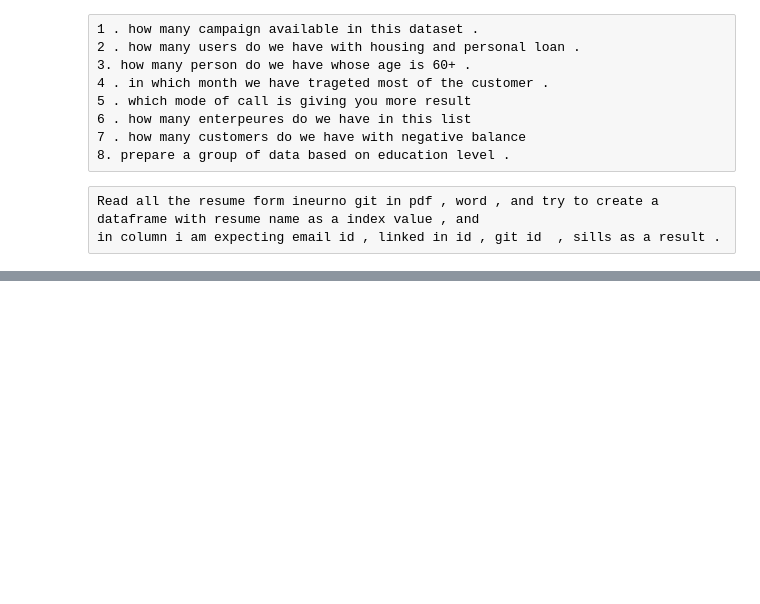
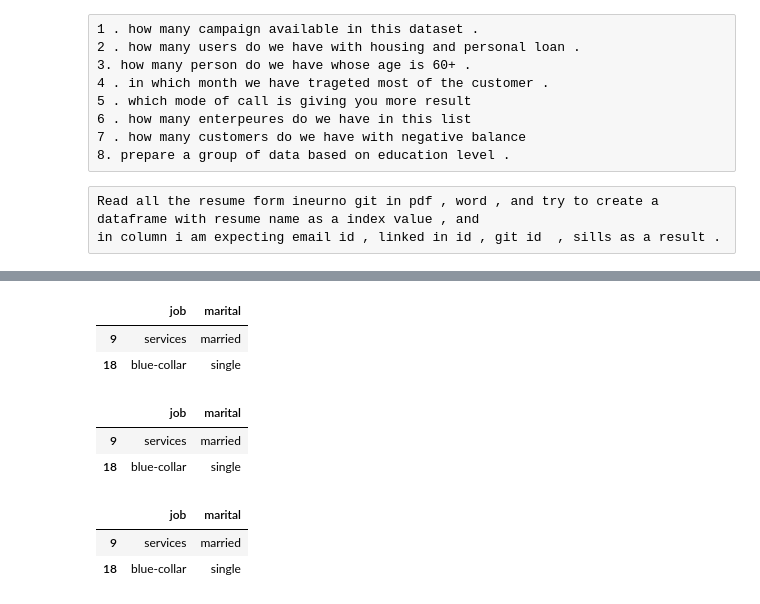
Before and after one commit to FazlullahBokhari/python-Labraries, a Jupyter notebook: Pandas.ipynb, the cells around one changed output, grey strips where cells are left out. Cells and saved outputs as stored; diff of their text form; code cells hidden in the pictures; blank space fills up the shorter version.

```diff
--- a/Pandas.ipynb
+++ b/Pandas.ipynb
@@ -1651,0 +1693,18 @@ Name: age, dtype: float64
+# %%
+df2.loc[[9,18],['job','marital']]
+# %% [output]
+|  | job | marital |
+| 9 | services | married |
+| 18 | blue-collar | single |
+# %%
+df2.iloc[1:3,1:3]
+# %% [output]
+|  | job | marital |
+| 9 | services | married |
+| 18 | blue-collar | single |
+# %%
+df2.iloc[[1,2],[1,2]]
+# %% [output]
+|  | job | marital |
+| 9 | services | married |
+| 18 | blue-collar | single |
```
Also changed, not shown: parts of 77 cells of this notebook.
